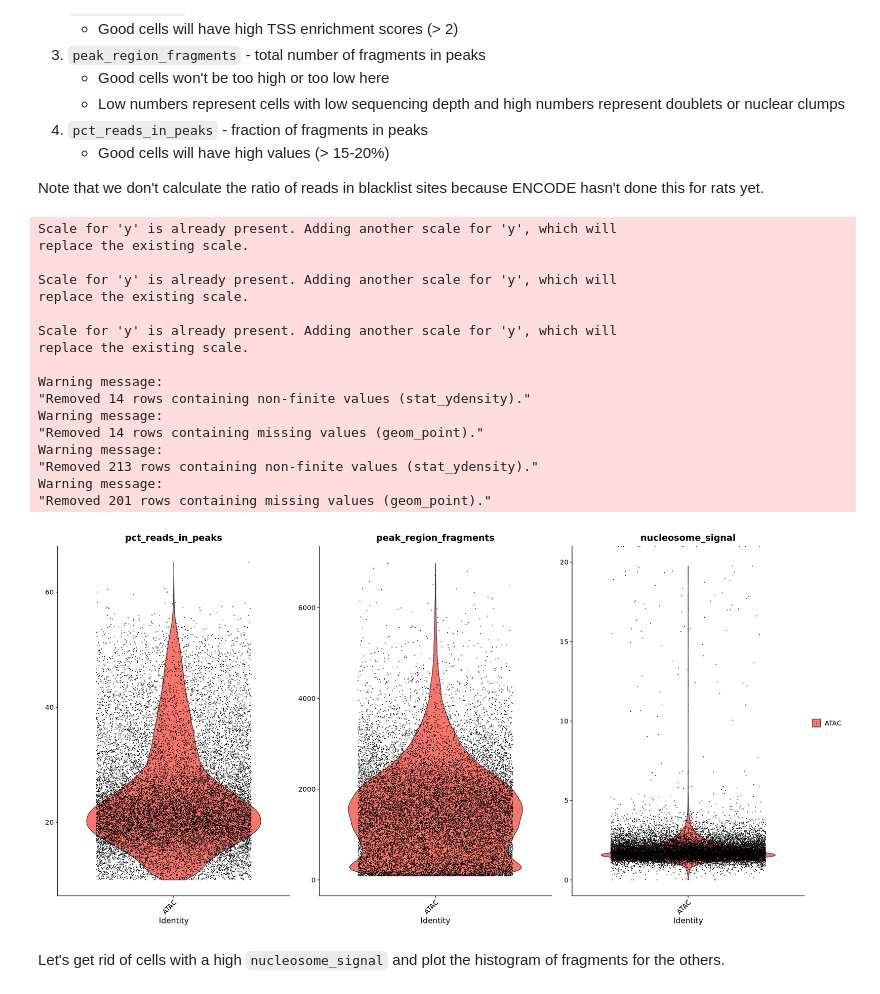
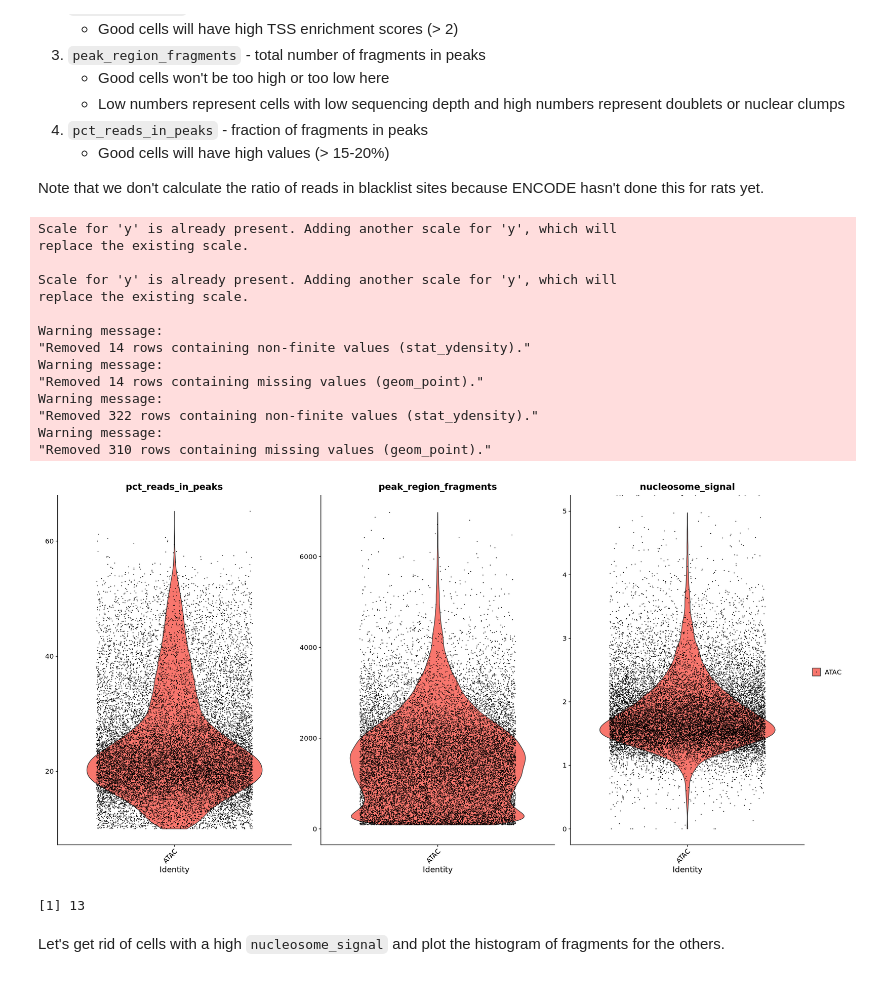
Before and after one commit to aryam7/sc_rats, a Jupyter notebook: snATAC/notebooks/Analyzing snATAC-seq.ipynb, the cells around one changed output. Cells and saved outputs as stored; diff of their text form; code cells hidden in the pictures.

```diff
--- a/snATAC/notebooks/Analyzing snATAC-seq.ipynb
+++ b/snATAC/notebooks/Analyzing snATAC-seq.ipynb
@@ -105,30 +105,31 @@ Note that we don't calculate the ratio of reads in blacklist sites because ENCOD
 # %%
 amygdala$pct_reads_in_peaks <- amygdala$peak_region_fragments / amygdala$passed_filters * 100
 
 p1 <- VlnPlot(amygdala, c('pct_reads_in_peaks'), pt.size = 0.1) + NoLegend()
 p2 <- VlnPlot(amygdala, c('peak_region_fragments'), pt.size = 0.1) + NoLegend() + ylim(0, 7000)
-p3 <- (VlnPlot(amygdala, c('nucleosome_signal'), pt.size = 0.1) & scale_y_log10()) + ylim(0, 20)
+p3 <- VlnPlot(amygdala, c('nucleosome_signal'), pt.size = 0.1, y.max=20) + ylim(0,5)
 
 p1 | p2 | p3
 # %% [output]
-Scale for 'y' is already present. Adding another scale for 'y', which will
-replace the existing scale.
-
 Scale for 'y' is already present. Adding another scale for 'y', which will
 replace the existing scale.
 
 Scale for 'y' is already present. Adding another scale for 'y', which will
 replace the existing scale.
 
 Warning message:
 "Removed 14 rows containing non-finite values (stat_ydensity)."
 Warning message:
 "Removed 14 rows containing missing values (geom_point)."
 Warning message:
-"Removed 213 rows containing non-finite values (stat_ydensity)."
+"Removed 322 rows containing non-finite values (stat_ydensity)."
 Warning message:
-"Removed 201 rows containing missing values (geom_point)."
+"Removed 310 rows containing missing values (geom_point)."
-[figure, old version]
+[figure, new version]
+# %%
+sum(amygdala$nucleosome_signal <= 0, na.rm=T)
+# %% [output]
+[1] 13
 # %% [markdown]
 Let's get rid of cells with a high `nucleosome_signal` and plot the histogram of fragments for the others.
 # %%
```
Also changed, not shown: parts of 20 cells of this notebook.
